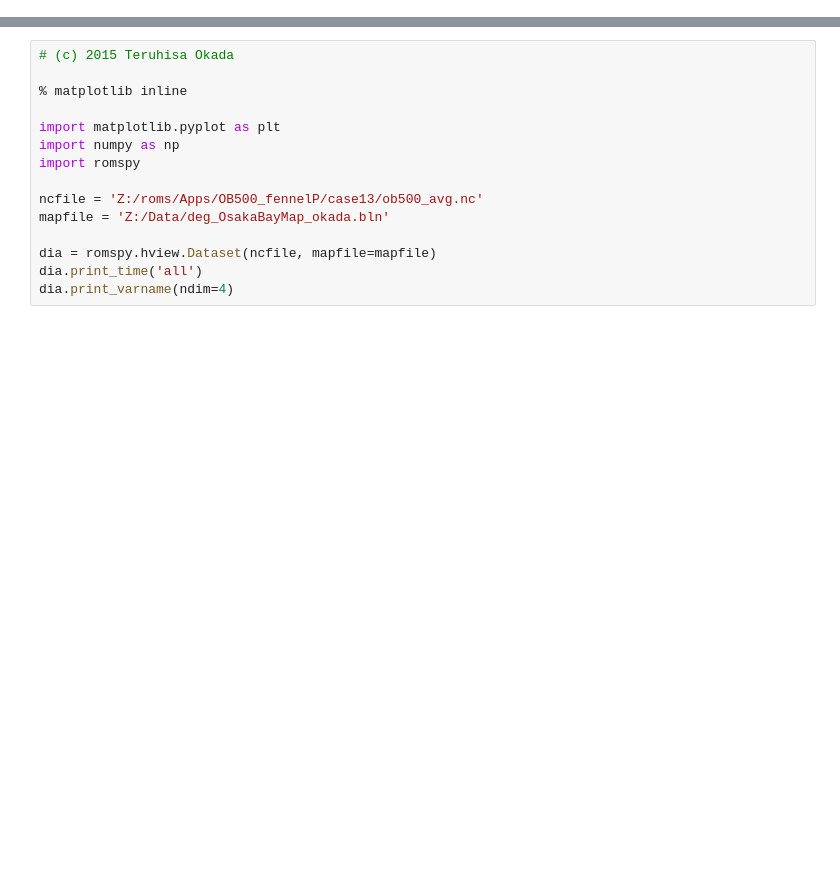
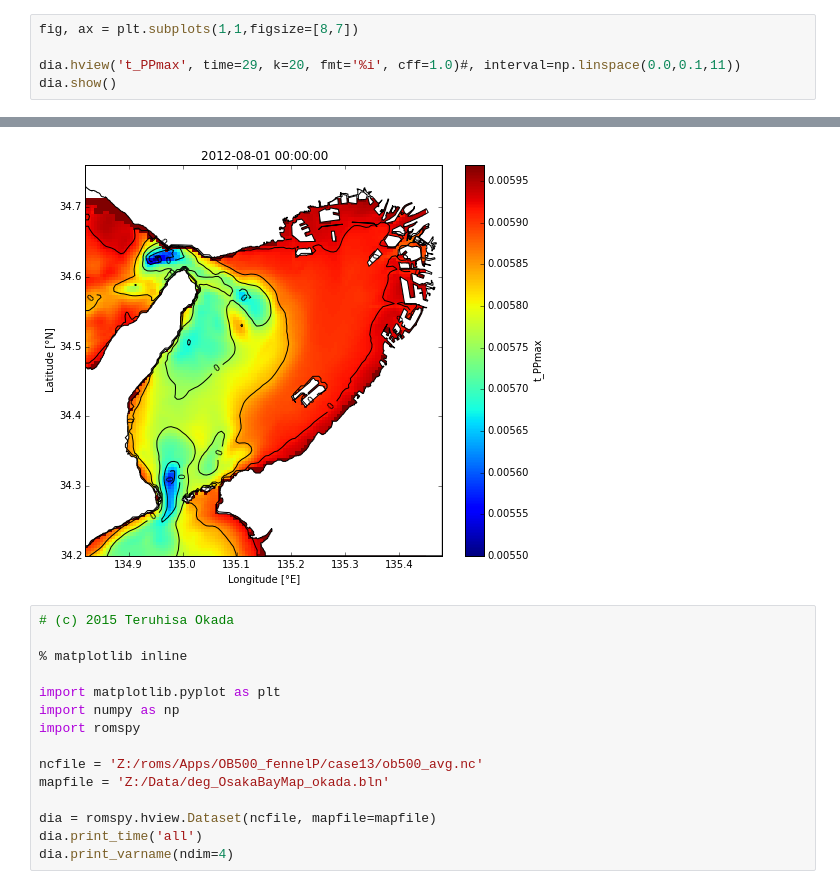
Before and after one commit to okadate/notebook, a Jupyter notebook: gist/hview-Copy1.ipynb, the cells around one changed output, grey strips where cells are left out. Saved outputs shown, nothing was run; the diff lists cells and outputs as text; blank space fills up the shorter version.

```diff
--- a/gist/hview-Copy1.ipynb
+++ b/gist/hview-Copy1.ipynb
@@ -43,0 +45,6 @@ hview(vname=oxygen, time=6, k=1, interval=[  0.   1.   2.   3.   4.   5.   6.
+# %%
+fig, ax = plt.subplots(1,1,figsize=[8,7])
+
+dia.hview('t_PPmax', time=29, k=20, fmt='%i', cff=1.0)#, interval=np.linspace(0.0,0.1,11))
+dia.show()
+# %% [output]
@@ -44,3 +52,4 @@ hview(vname=oxygen, time=6, k=1, interval=[  0.   1.   2.   3.   4.   5.   6.
+[figure, added]
 # %%
 # (c) 2015 Teruhisa Okada
 
```
Also changed, not shown: parts of 3 cells of this notebook, 1 other file.
